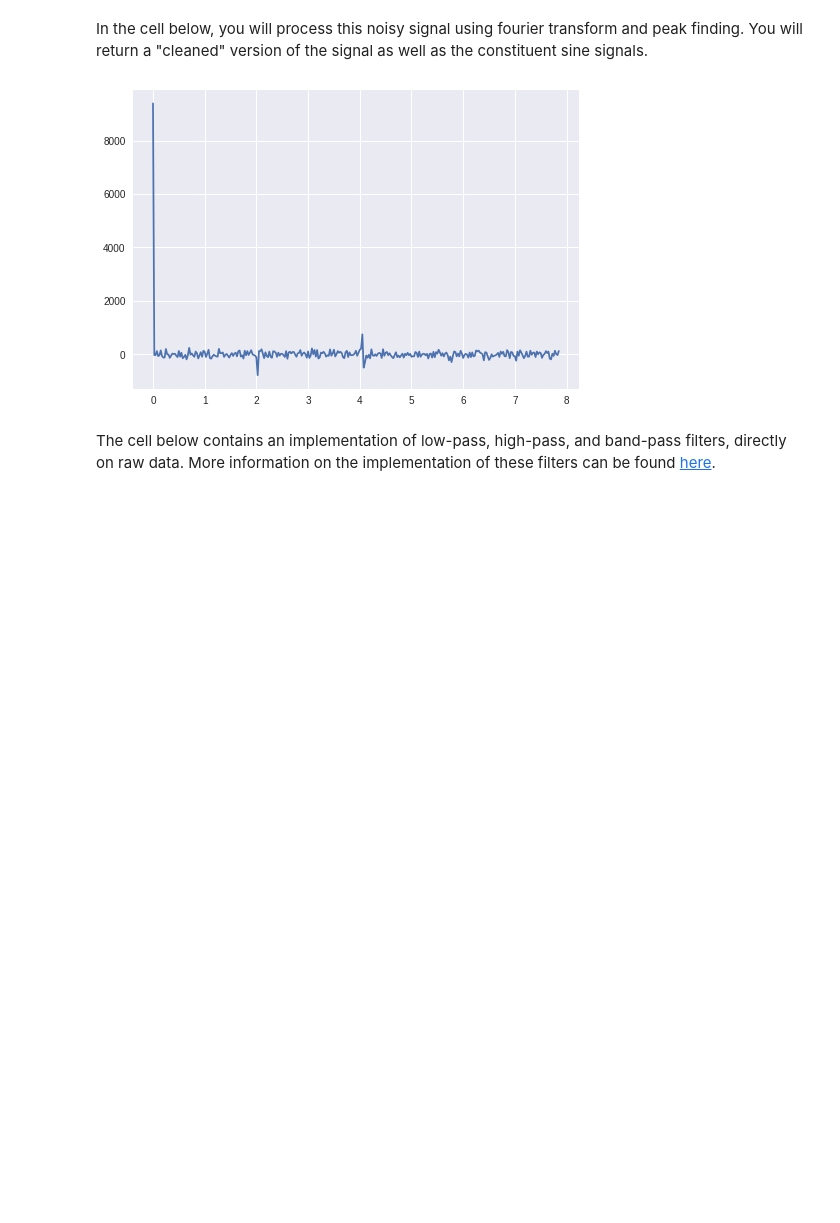
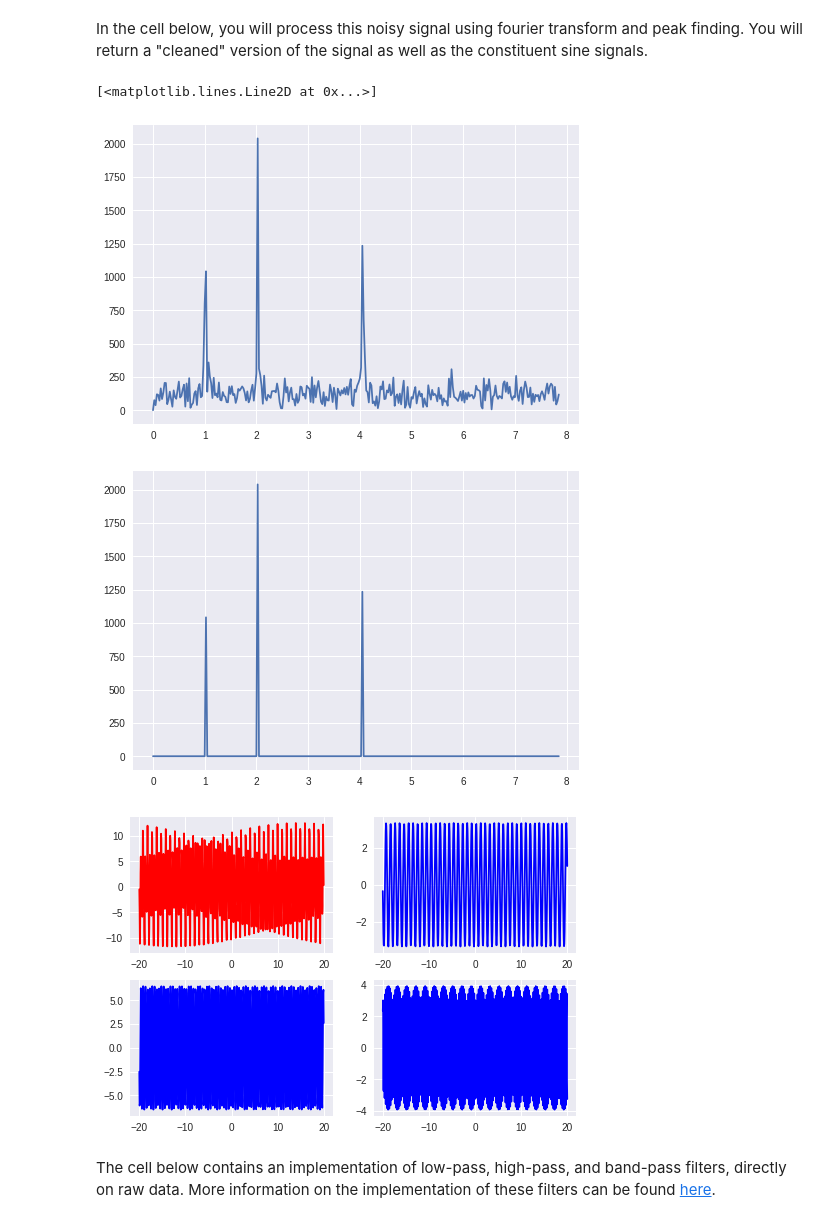
Before and after one commit to liua13/Week2_public, a Jupyter notebook: 05_SignalCleanup.ipynb, the cells around one changed output. Saved outputs shown, nothing was run; the diff lists cells and outputs as text; code cells hidden in the pictures; blank space fills up the shorter version.

```diff
--- a/05_SignalCleanup.ipynb
+++ b/05_SignalCleanup.ipynb
@@ -191,19 +191,41 @@ plt.show()
 In the cell below, you will process this noisy signal using fourier transform and peak finding. You will return a "cleaned" version of the signal as well as the constituent sine signals.
 # %%
 # perform a fast fourier transform (use np.fft.rfft()), store the new x and y values, and plot these new values
-x = np.arange(len(x)//2+1)/40
-y = np.fft.rfft(y)
+
+x_fft = np.arange(len(x)//2+1)/40
+y2 = y - np.mean(y)
+y2 = np.fft.rfft(y2)
+
 plt.figure()
-plt.plot(x, y)
+plt.plot(x_fft, abs(y2))
 # identify the peaks of the transform (use peakutils.peak.indexes()) and confirm that these are reasonable peaks for the transform
-peaks = peakutils.peak.indexes(x)
+peaks = peakutils.peak.indexes(abs(y2), thres=0.5)
+
 # filter the transform data by taking the transform values at each peak index while setting all other transform values to zero
+not_peaks = list(set(range(len(y2)))-set(peaks))
+y_trans = y2[:]
+y_trans[not_peaks] = 0
+
+plt.figure()
+plt.plot(x_fft, abs(y2))
 
 # perform an inverse fast fourier transform (use np.fft.irfft()) and plot the "cleaned" signal
 
 # repeat the last two steps for individual peak indexes to plot the constituent sine signals
+plt.figure()
+for c, i in enumerate(peaks):
+  temp = []
+  for j in range(len(y2)):
+    temp.append(y2[j]) if i == j else temp.append(0)
+  plt.subplot(2,2,c+2)
+  plt.plot(x, np.fft.irfft(temp), "b")
+plt.subplot(2,2,1)
+plt.plot(x, np.fft.irfft(y_trans), "r")
 # %% [output]
+[<matplotlib.lines.Line2D at 0x...>]
-[figure, old version]
+[figure, new version]
+[figure, added]
+[figure, added]
 # %% [markdown]
 The cell below contains an implementation of low-pass, high-pass, and band-pass filters, directly on raw data. More information on the implementation of these filters can be found [here](https://plot.ly/python/fft-filters/#lowpass-filter).
 # %%
```
